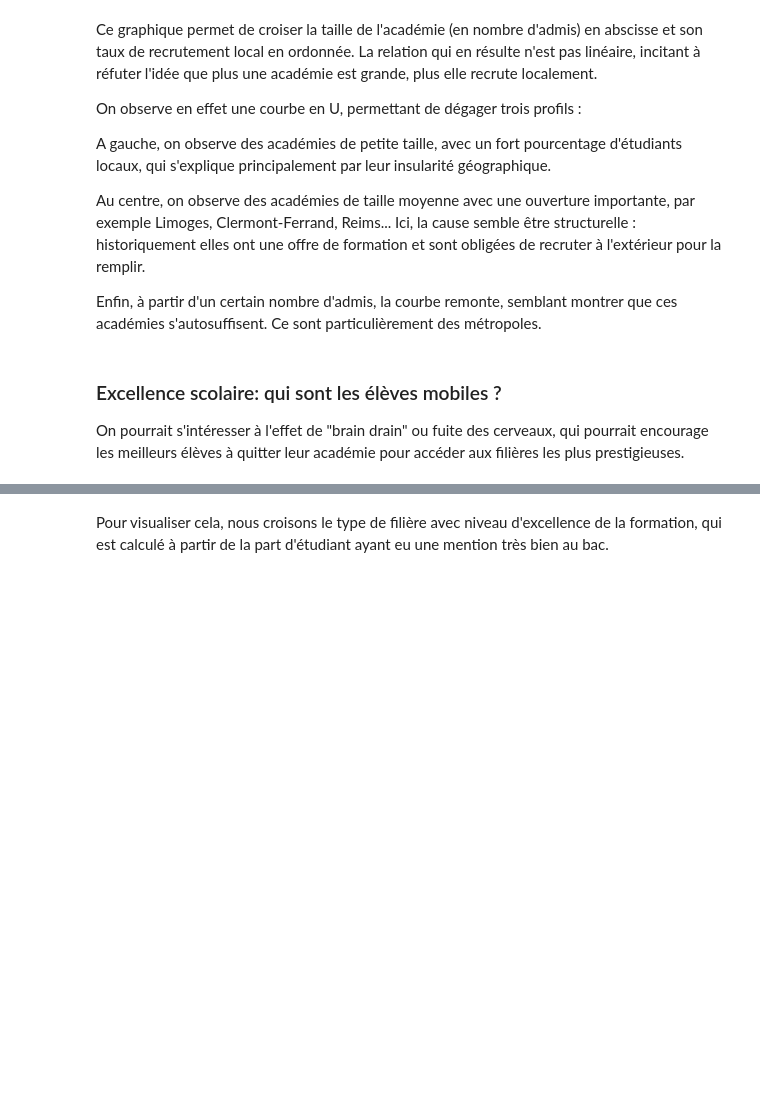
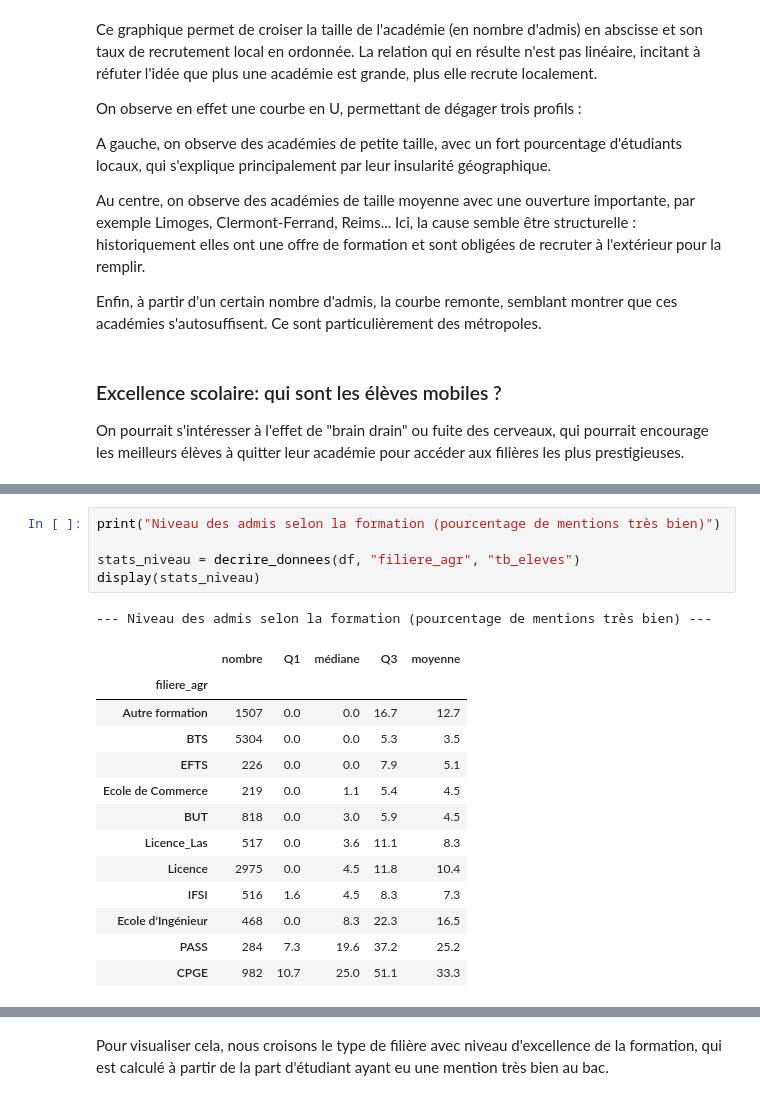
Before and after one commit to elise-m1/Projet-python-data-science, a Jupyter notebook: main.ipynb, the cells around one changed output, grey strips where cells are left out. Saved outputs shown, nothing was run; the diff lists cells and outputs as text; blank space fills up the shorter version.

```diff
--- a/main.ipynb
+++ b/main.ipynb
@@ -225,0 +271,20 @@ Commençons par quelques statistiques descriptives concernant les filières et l
+# %%
+print("Niveau des admis selon la formation (pourcentage de mentions très bien)")
+
+stats_niveau = decrire_donnees(df, "filiere_agr", "tb_eleves")
+display(stats_niveau)
+# %% [output]
+--- Niveau des admis selon la formation (pourcentage de mentions très bien) ---
+|  | nombre | Q1 | médiane | Q3 | moyenne |
+| filiere_agr |  |  |  |  |  |
+| Autre formation | 1507 | 0.0 | 0.0 | 16.7 | 12.7 |
+| BTS | 5304 | 0.0 | 0.0 | 5.3 | 3.5 |
+| EFTS | 226 | 0.0 | 0.0 | 7.9 | 5.1 |
+| Ecole de Commerce | 219 | 0.0 | 1.1 | 5.4 | 4.5 |
+| BUT | 818 | 0.0 | 3.0 | 5.9 | 4.5 |
+| Licence_Las | 517 | 0.0 | 3.6 | 11.1 | 8.3 |
+| Licence | 2975 | 0.0 | 4.5 | 11.8 | 10.4 |
+| IFSI | 516 | 1.6 | 4.5 | 8.3 | 7.3 |
+| Ecole d'Ingénieur | 468 | 0.0 | 8.3 | 22.3 | 16.5 |
+| PASS | 284 | 7.3 | 19.6 | 37.2 | 25.2 |
+| CPGE | 982 | 10.7 | 25.0 | 51.1 | 33.3 |
```
Also changed, not shown: parts of 10 cells of this notebook.
